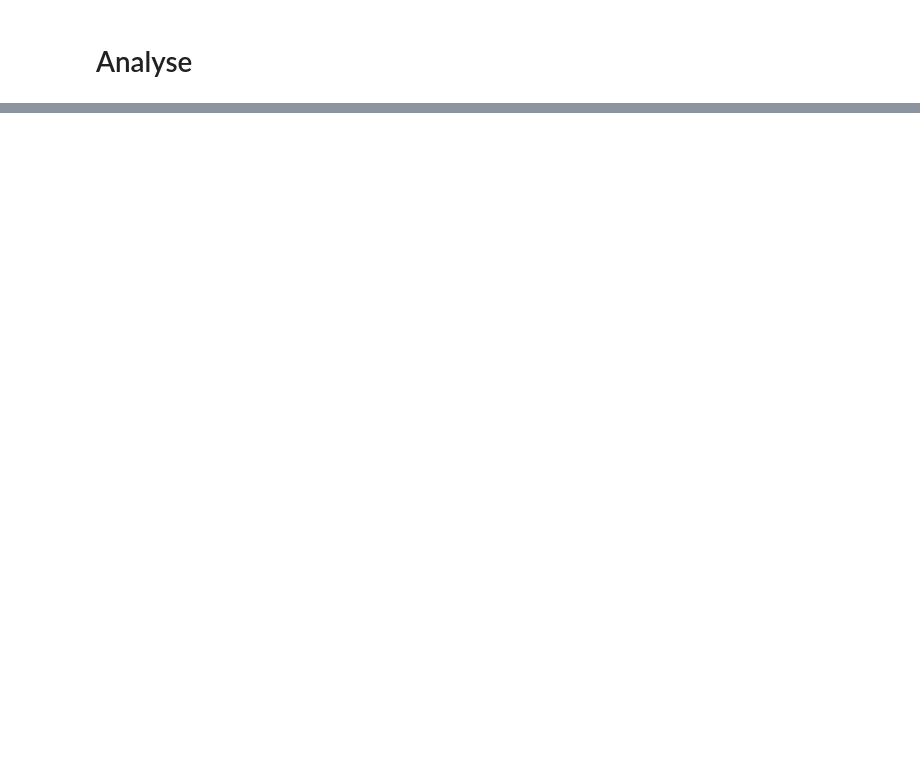
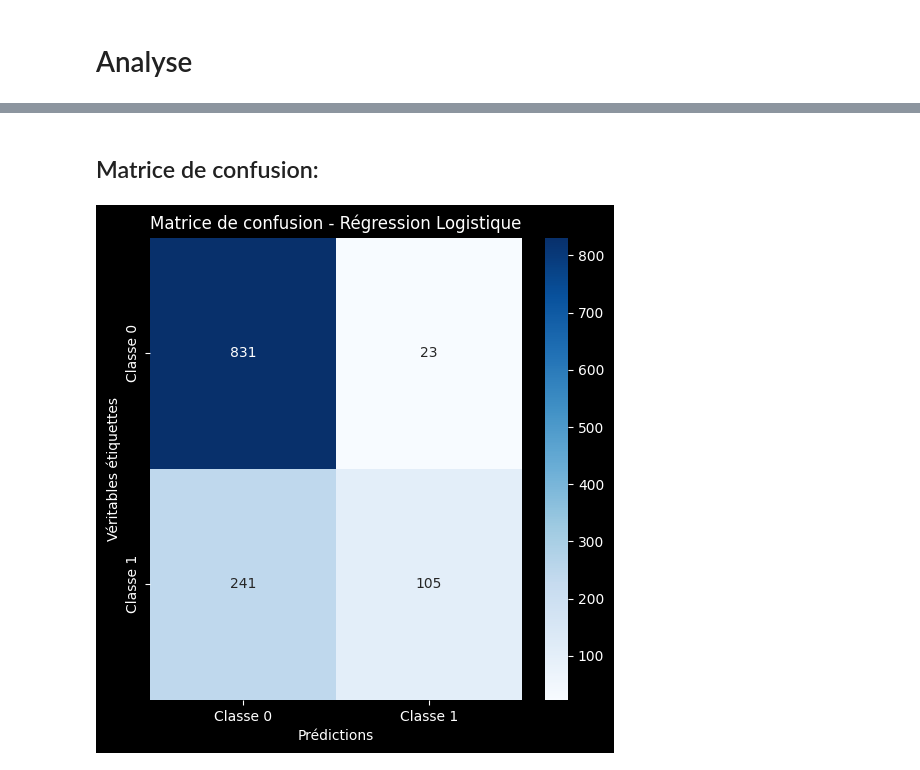
Before and after one commit to JeromeVitoff/Loan-Default-Prediction, a Jupyter notebook: Codes/Memoire.ipynb, the cells around one changed output, grey strips where cells are left out. Cells and saved outputs as stored; diff of their text form; code cells hidden in the pictures; blank space fills up the shorter version.

```diff
--- a/Codes/Memoire.ipynb
+++ b/Codes/Memoire.ipynb
@@ -168,0 +195,3 @@ dtype: object
+# %%
+df_encoded = df_encoded.astype(int)
+print(df_encoded.dtypes )
@@ -245,0 +827,18 @@ print(df.head())
+# %%
+from sklearn.linear_model import LogisticRegression
+from sklearn.metrics import accuracy_score, classification_report
+
+# Initialiser un modèle de régression logistique
+log_reg = LogisticRegression(random_state=42)
+
+# Entraîner le modèle
+log_reg.fit(X_train, y_train)
+
+#Après avoir entraîné le modèle, nous allons faire des prédictions sur l'ensemble du jeu de validation
+# Faire des prédictions sur les données de validation
+
+y_pred_log_reg_val = log_reg.predict(X_val)
+
+# Évaluer les performances
+print("Accuracy:", accuracy_score(y_val, y_pred_log_reg_val))
+print(classification_report(y_val, y_pred_log_reg_val))
@@ -245,0 +881,19 @@ print(df.head())
+# %% [markdown]
+## Matrice de confusion:
+# %%
+from sklearn.metrics import confusion_matrix
+import seaborn as sns
+import matplotlib.pyplot as plt
+
+# Calculer la matrice de confusion pour la régression logistique
+cm_log_reg = confusion_matrix(y_val, y_pred_log_reg_val)
+
+# Visualiser la matrice de confusion avec seaborn
+plt.figure(figsize=(6, 6))
+sns.heatmap(cm_log_reg, annot=True, fmt='d', cmap='Blues', xticklabels=['Classe 0', 'Classe 1'], yticklabels=['Classe 0', 'Classe 1'])
+plt.title('Matrice de confusion - Régression Logistique')
+plt.xlabel('Prédictions')
+plt.ylabel('Véritables étiquettes')
+plt.show()
+# %% [output]
+[figure, added]
```
Also changed, not shown: parts of 92 cells of this notebook, 5 other files.
